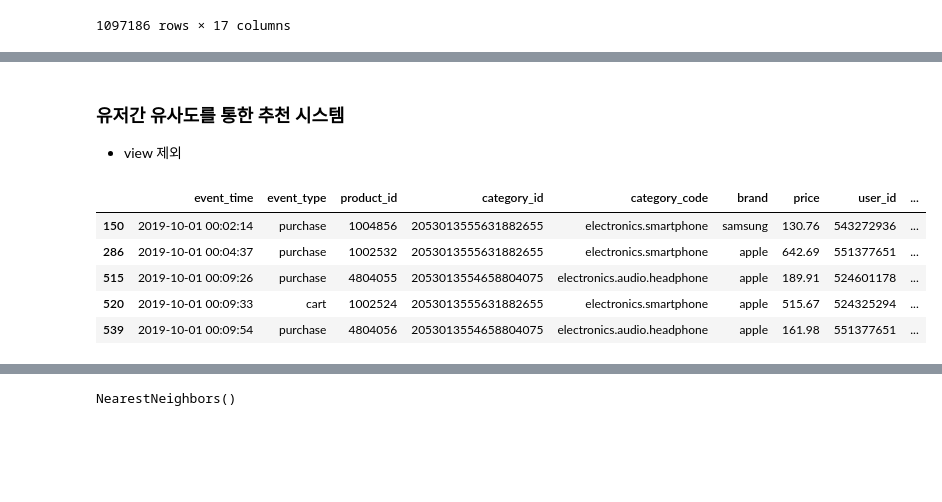
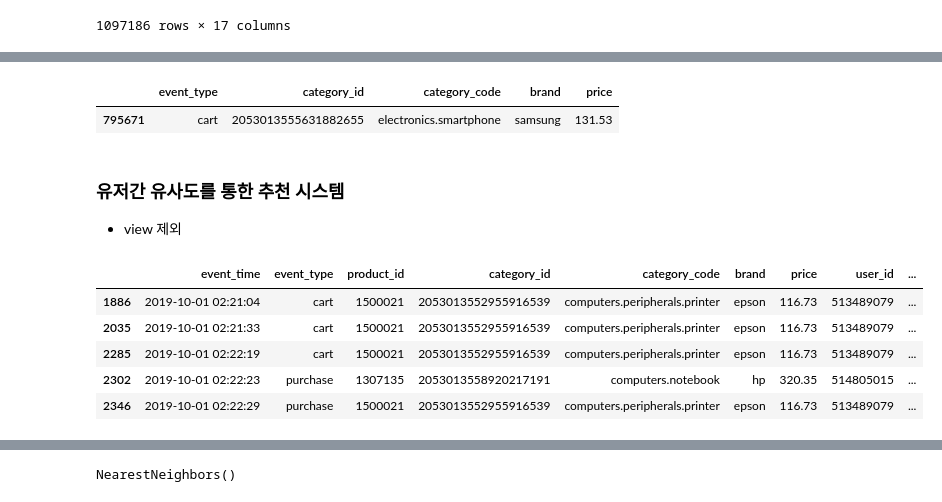
Before and after one commit to jiyoungemma/User-Log-data-analytics, a Jupyter notebook: ecommerce_user_log.ipynb, the cells around one changed output, grey strips where cells are left out. Saved outputs shown, nothing was run; the diff lists cells and outputs as text; code cells hidden in the pictures; blank space fills up the shorter version.

```diff
--- a/ecommerce_user_log.ipynb
+++ b/ecommerce_user_log.ipynb
@@ -1525,19 +1548,24 @@ Name: 8, dtype: object
+# %%
+without_view.iloc[[795671]]
+# %% [output]
+|  | event_type | category_id | category_code | brand | price |
+| 795671 | cart | 2053013555631882655 | electronics.smartphone | samsung | 131.53 |
 # %% [markdown]
 ### 유저간 유사도를 통한 추천 시스템
 - view 제외
 # %%
 user = pd.read_csv("/content/drive/MyDrive/df.csv")
 # %%
-user_elec = user.loc[user['main_category'] == 'electronics']
+user_com = user.loc[(user['main_category'] == 'computers')]
 # %%
-user_elec = user_elec.drop(columns = 'Unnamed: 0')
+user_com = user_com.drop(columns = 'Unnamed: 0')
 # %%
-user_elec = user_elec.loc[~(user_elec['event_type'] == 'view')]
-user_elec.head()
+user_com = user_com.loc[~(user_com['event_type'] == 'view')]
+user_com.head()
 # %% [output]
 |  | event_time | event_type | product_id | category_id | category_code | brand | price | user_id | ... |
-| 150 | 2019-10-01 00:02:14 | purchase | 1004856 | 2053013555631882655 | electronics.smartphone | samsung | 130.76 | 543272936 | ... |
-| 286 | 2019-10-01 00:04:37 | purchase | 1002532 | 2053013555631882655 | electronics.smartphone | apple | 642.69 | 551377651 | ... |
-| 515 | 2019-10-01 00:09:26 | purchase | 4804055 | 2053013554658804075 | electronics.audio.headphone | apple | 189.91 | 524601178 | ... |
-| 520 | 2019-10-01 00:09:33 | cart | 1002524 | 2053013555631882655 | electronics.smartphone | apple | 515.67 | 524325294 | ... |
-| 539 | 2019-10-01 00:09:54 | purchase | 4804056 | 2053013554658804075 | electronics.audio.headphone | apple | 161.98 | 551377651 | ... |
+| 1886 | 2019-10-01 02:21:04 | cart | 1500021 | 2053013552955916539 | computers.peripherals.printer | epson | 116.73 | 513489079 | ... |
+| 2035 | 2019-10-01 02:21:33 | cart | 1500021 | 2053013552955916539 | computers.peripherals.printer | epson | 116.73 | 513489079 | ... |
+| 2285 | 2019-10-01 02:22:19 | cart | 1500021 | 2053013552955916539 | computers.peripherals.printer | epson | 116.73 | 513489079 | ... |
+| 2302 | 2019-10-01 02:22:23 | purchase | 1307135 | 2053013558920217191 | computers.notebook | hp | 320.35 | 514805015 | ... |
+| 2346 | 2019-10-01 02:22:29 | purchase | 1500021 | 2053013552955916539 | computers.peripherals.printer | epson | 116.73 | 513489079 | ... |
```
Also changed, not shown: parts of 114 cells of this notebook.
